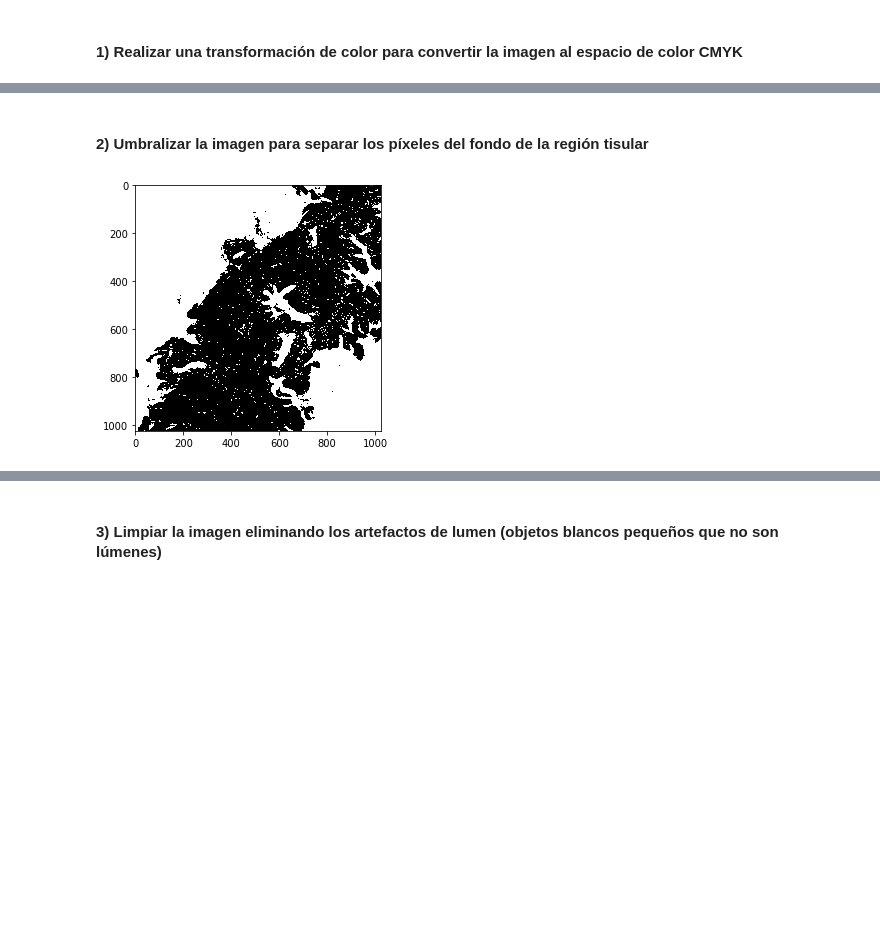
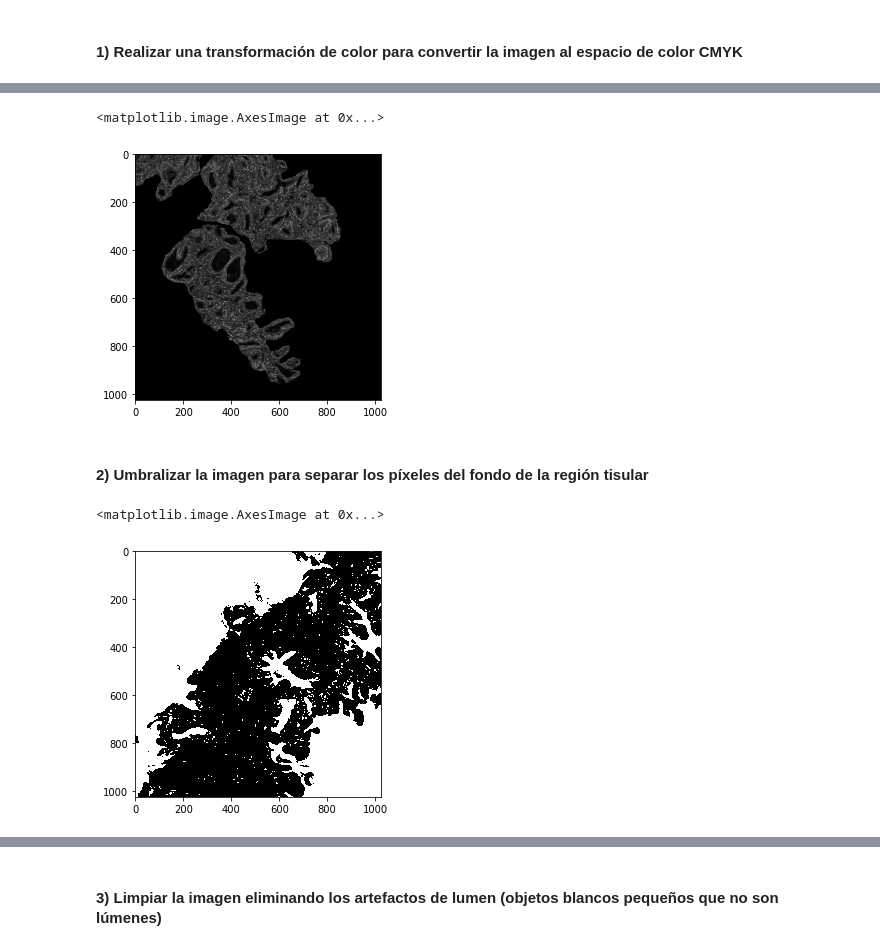
Before and after one commit to mariachurches/AprendizajeSupervisado, a Jupyter notebook: Enunciado_C1_P1/Actividad_C1_P1.ipynb, the cells around one changed output, grey strips where cells are left out. Drawn from its saved outputs; the diff is of its cells as text; code cells hidden in the pictures; blank space fills up the shorter version.

```diff
--- a/Enunciado_C1_P1/Actividad_C1_P1.ipynb
+++ b/Enunciado_C1_P1/Actividad_C1_P1.ipynb
@@ -43,4 +48,16 @@ io.show()
 [figure]
+# %%
+with np.errstate(invalid='ignore', divide='ignore'):
+    K2 = 255 - np.max(img2_nor, axis=2)
+    C2 = (255-img2_nor[...,0] - K2)/(255-K2)
+    M2 = (255-img2_nor[...,1] - K2)/(255-K2)
+    Y2 = (255-img2_nor[...,2] - K2)/(255-K2)
+
+# Salida de resultados.
+io.imshow(M2)
+# %% [output]
+<matplotlib.image.AxesImage at 0x...>
+[figure, added]
 # %% [markdown]
 #### 2) Umbralizar la imagen para separar los píxeles del fondo de la región tisular
 # %%
@@ -49,10 +66,13 @@ io.show()
 # Nota: Recordar que el método de Otsu requiere como input una imagen en el rango [0-255] en formato "uint8".
 # Visualizar la máscara resultante
 import cv2
+import matplotlib.pyplot as plt
 
-img_gaus = cv2.GaussianBlur(gray_img, (5,5), 0)
+#Aplicamos un filtro gaussiano
+img_gaus = cv2.GaussianBlur(M*255, (5,5), 0).astype('uint8')
 t, mask  = cv2.threshold(img_gaus,0,255,cv2.THRESH_OTSU)
+mask = 255-mask
 io.imshow(mask)
-io.show()
 # %% [output]
+<matplotlib.image.AxesImage at 0x...>
-[figure, old version]
+[figure, new version]
```
Also changed, not shown: parts of 12 cells of this notebook.
